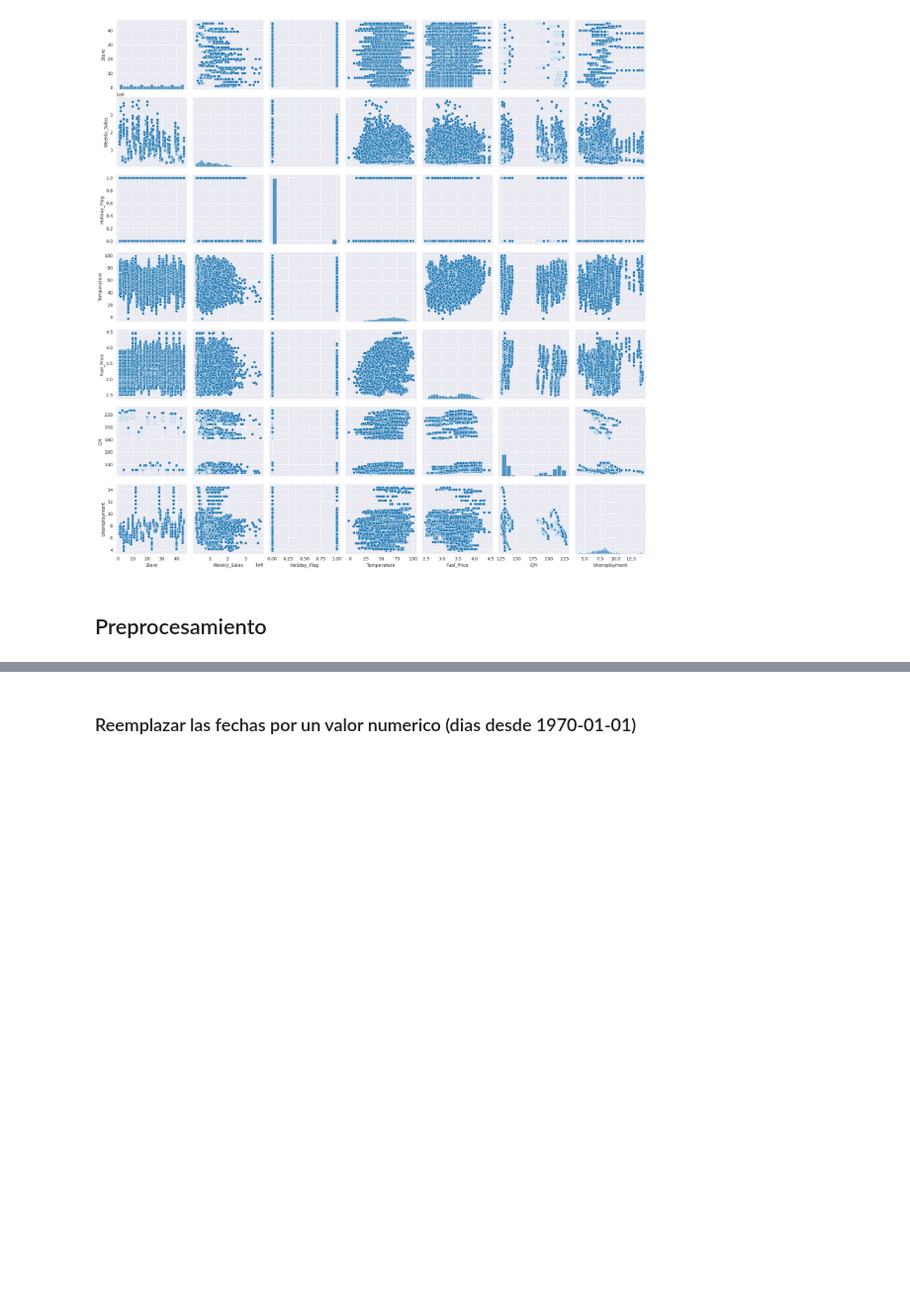
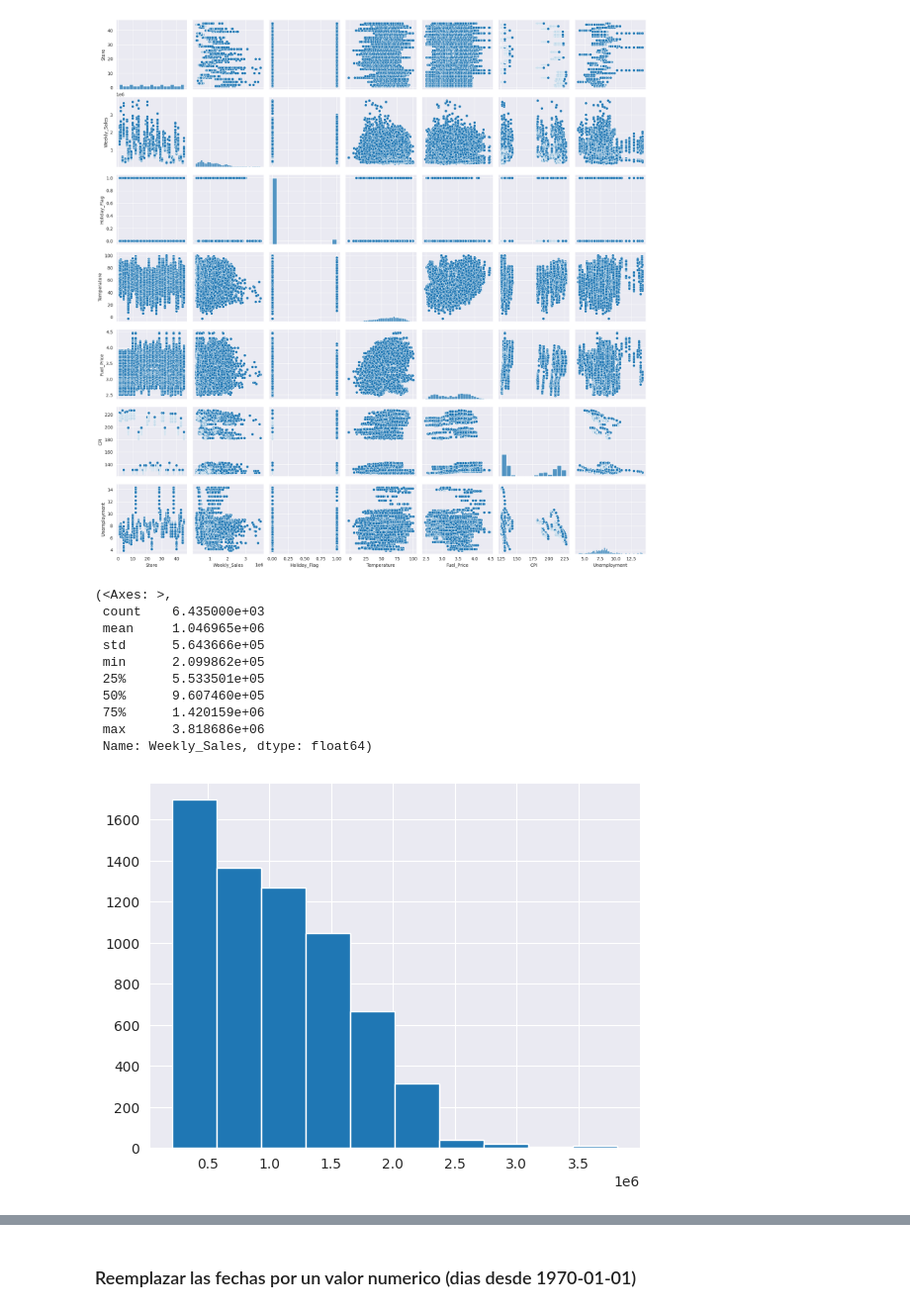
Before and after one commit to MightyHelper/ia2-uncuyo-2024, a Jupyter notebook: notebooks/entrega2/wallmart.ipynb, the cells around one changed output, grey strips where cells are left out. Shown at 99% size. Cells and saved outputs as stored; diff of their text form; code cells hidden in the pictures; blank space fills up the shorter version.

```diff
--- a/notebooks/entrega2/wallmart.ipynb
+++ b/notebooks/entrega2/wallmart.ipynb
@@ -69,5 +69,17 @@ sns.pairplot(dataset)
 # %% [output]
 <seaborn.axisgrid.PairGrid at 0x...>
 [figure]
-# %% [markdown]
-## Preprocesamiento
+# %%
+dataset["Weekly_Sales"].hist(), dataset["Weekly_Sales"].describe()
+# %% [output]
+(<Axes: >,
+ count    6.435000e+03
+ mean     1.046965e+06
+ std      5.643666e+05
+ min      2.099862e+05
+ 25%      5.533501e+05
+ 50%      9.607460e+05
+ 75%      1.420159e+06
+ max      3.818686e+06
+ Name: Weekly_Sales, dtype: float64)
+[figure, added]
```
Also changed, not shown: parts of 26 cells of this notebook, 1 other file.
